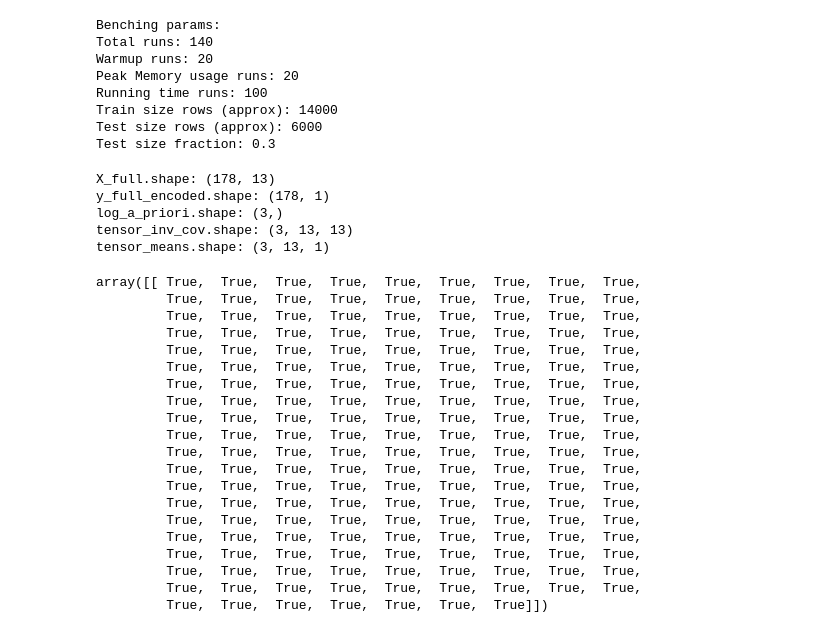
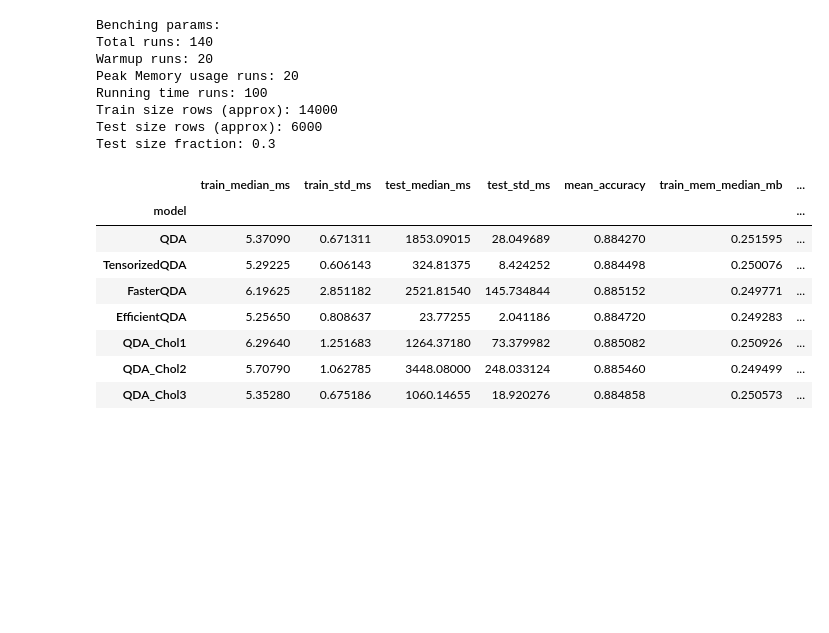
Before and after one commit to masouto94/analisis_matematico, a Jupyter notebook: trabajo_final/AMIA_2025_TP1.ipynb, the cells around one changed output. Drawn from its saved outputs; the diff is of its cells as text; code cells hidden in the pictures; blank space fills up the shorter version.

```diff
--- a/trabajo_final/AMIA_2025_TP1.ipynb
+++ b/trabajo_final/AMIA_2025_TP1.ipynb
@@ -561,37 +518,3 @@ Running time runs: 100
 Train size rows (approx): 14000
 Test size rows (approx): 6000
 Test size fraction: 0.3
-# %%
-model_2 = TensorizedQDA()
-model_2.fit(X_full.T, y_full_encoded.T)
-print("X_full.shape:", X_full.shape)
-print("y_full_encoded.shape:", y_full_encoded.shape)
-print("log_a_priori.shape:", model_2.log_a_priori.shape)
-print("tensor_inv_cov.shape:", model_2.tensor_inv_cov.shape)
-print("tensor_means.shape:", model_2.tensor_means.shape)
-# %% [output]
-X_full.shape: (178, 13)
-y_full_encoded.shape: (178, 1)
-log_a_priori.shape: (3,)
-tensor_inv_cov.shape: (3, 13, 13)
-tensor_means.shape: (3, 13, 1)
-array([[ True,  True,  True,  True,  True,  True,  True,  True,  True,
-         True,  True,  True,  True,  True,  True,  True,  True,  True,
-         True,  True,  True,  True,  True,  True,  True,  True,  True,
-         True,  True,  True,  True,  True,  True,  True,  True,  True,
-         True,  True,  True,  True,  True,  True,  True,  True,  True,
-         True,  True,  True,  True,  True,  True,  True,  True,  True,
-         True,  True,  True,  True,  True,  True,  True,  True,  True,
-         True,  True,  True,  True,  True,  True,  True,  True,  True,
-         True,  True,  True,  True,  True,  True,  True,  True,  True,
-         True,  True,  True,  True,  True,  True,  True,  True,  True,
-         True,  True,  True,  True,  True,  True,  True,  True,  True,
-         True,  True,  True,  True,  True,  True,  True,  True,  True,
-         True,  True,  True,  True,  True,  True,  True,  True,  True,
-         True,  True,  True,  True,  True,  True,  True,  True,  True,
-         True,  True,  True,  True,  True,  True,  True,  True,  True,
-         True,  True,  True,  True,  True,  True,  True,  True,  True,
-         True,  True,  True,  True,  True,  True,  True,  True,  True,
-         True,  True,  True,  True,  True,  True,  True,  True,  True,
-         True,  True,  True,  True,  True,  True,  True,  True,  True,
-         True,  True,  True,  True,  True,  True,  True]])
@@ -597,0 +526,12 @@ array([[ True,  True,  True,  True,  True,  True,  True,  True,  True,
+# %%
+b.summary(baseline='QDA')
+# %% [output]
+|  | train_median_ms | train_std_ms | test_median_ms | test_std_ms | mean_accuracy | train_mem_median_mb | ... |
+| model |  |  |  |  |  |  | ... |
+| QDA | 5.37090 | 0.671311 | 1853.09015 | 28.049689 | 0.884270 | 0.251595 | ... |
+| TensorizedQDA | 5.29225 | 0.606143 | 324.81375 | 8.424252 | 0.884498 | 0.250076 | ... |
+| FasterQDA | 6.19625 | 2.851182 | 2521.81540 | 145.734844 | 0.885152 | 0.249771 | ... |
+| EfficientQDA | 5.25650 | 0.808637 | 23.77255 | 2.041186 | 0.884720 | 0.249283 | ... |
+| QDA_Chol1 | 6.29640 | 1.251683 | 1264.37180 | 73.379982 | 0.885082 | 0.250926 | ... |
+| QDA_Chol2 | 5.70790 | 1.062785 | 3448.08000 | 248.033124 | 0.885460 | 0.249499 | ... |
+| QDA_Chol3 | 5.35280 | 0.675186 | 1060.14655 | 18.920276 | 0.884858 | 0.250573 | ... |
```
Also changed, not shown: parts of 8 cells of this notebook, 3 other files.
